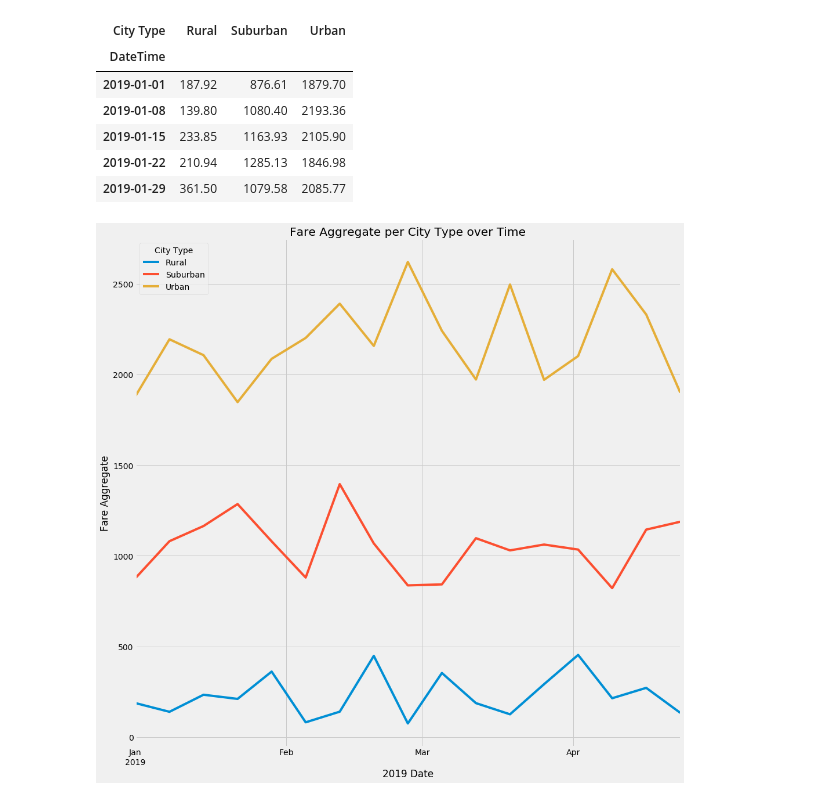
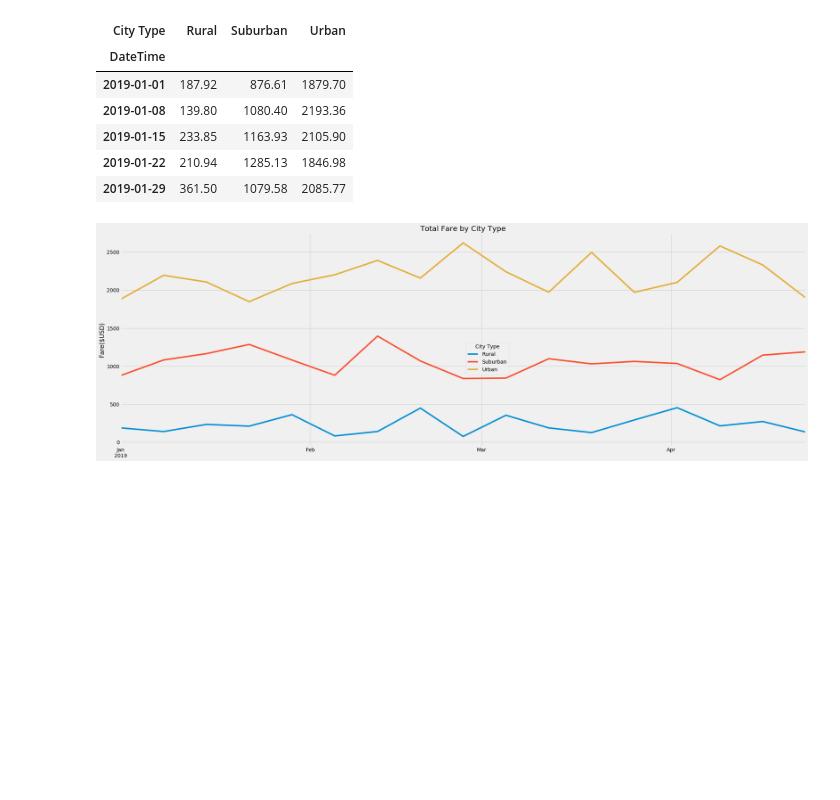
Before and after one commit to pbryzek/PyBer_Analysis, a Jupyter notebook: challenge/PyBer_Challenge.ipynb, the cells around one changed output. Cells and saved outputs as stored; diff of their text form; code cells hidden in the pictures; blank space fills up the shorter version.

```diff
--- a/challenge/PyBer_Challenge.ipynb
+++ b/challenge/PyBer_Challenge.ipynb
@@ -182,13 +166,14 @@ city_pivot_dates_resample_df.head()
 # %%
 #Plot the Chart
 style.use('fivethirtyeight')
 #Plot data and increase figure size
-ax = city_pivot_dates_resample_df.plot(figsize=(15,15))
+ax = city_pivot_dates_resample_df.plot(figsize=(30,10))
 #Set title and x,y labels
-ax.set_title('Fare Aggregate per City Type over Time')
-ax.set_xlabel('2019 Date')
-ax.set_ylabel('Fare Aggregate')
+ax.set_title('Total Fare by City Type')
+ax.set_xlabel('')
+ax.set_ylabel('Fare($USD)')
+ax.get_legend().set_bbox_to_anchor((0.5, 0.5))
 #Save plot to file
 plt.savefig('./analysis/fare_sum_city_type.png')
 # %% [output]
-[figure, old version]
+[figure, new version]
```
Also changed, not shown: parts of 9 cells of this notebook, 1 other file.
